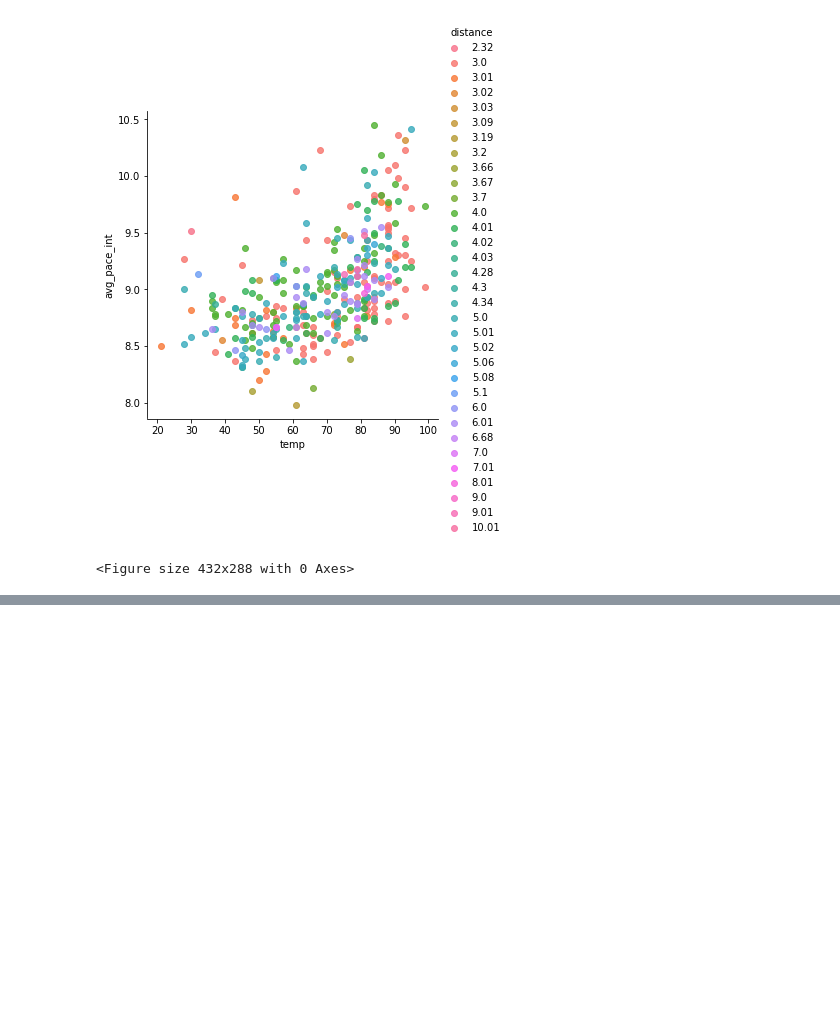
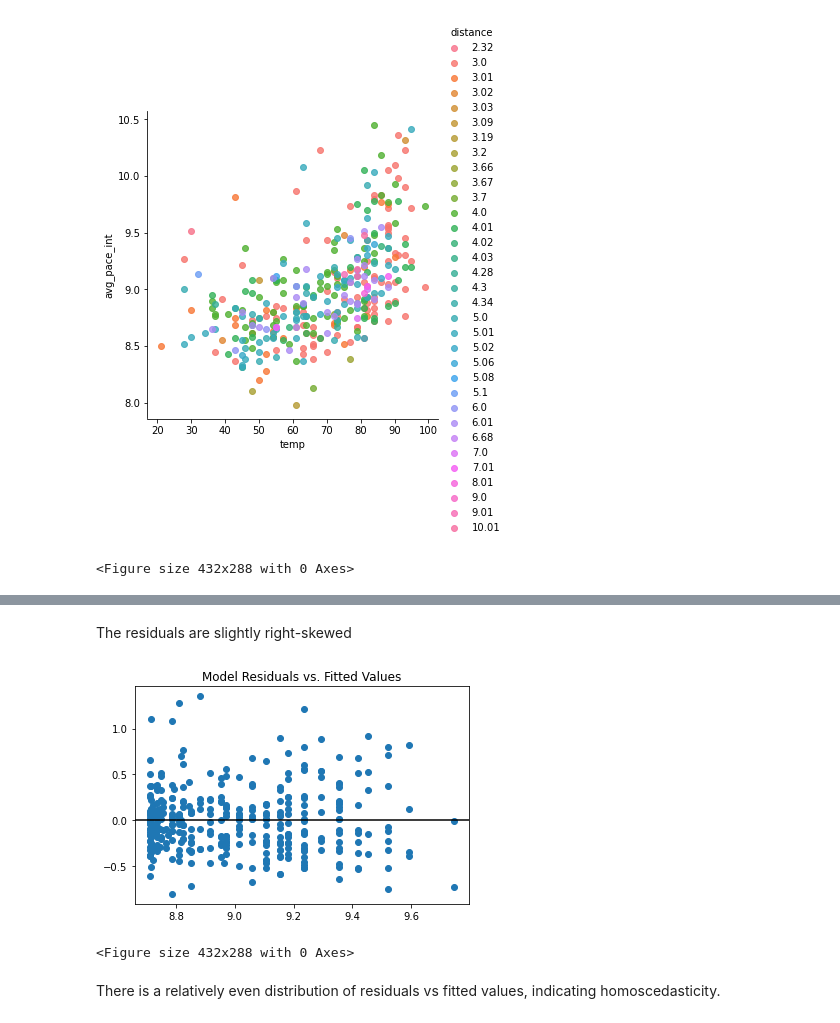
Before and after one commit to bethharvey/Inference-Final-Project, a Jupyter notebook: Inference Final Project.ipynb, the cells around one changed output, grey strips where cells are left out. Drawn from its saved outputs; the diff is of its cells as text; code cells hidden in the pictures; blank space fills up the shorter version.

```diff
--- a/Inference Final Project.ipynb
+++ b/Inference Final Project.ipynb
@@ -427,0 +458,14 @@ plt.clf()
+# %% [markdown]
+The residuals are slightly right-skewed
+# %%
+# Check homoscedasticity assumption
+plt.scatter(fitted_values, residuals)
+plt.axhline(y=0, color='black', linestyle='-')
+plt.title('Model Residuals vs. Fitted Values')
+plt.show()
+plt.clf()
+# %% [output]
+[figure, added]
+<Figure size 432x288 with 0 Axes>
+# %% [markdown]
+There is a relatively even distribution of residuals vs fitted values, indicating homoscedasticity.
```
Also changed, not shown: parts of 5 cells of this notebook.
